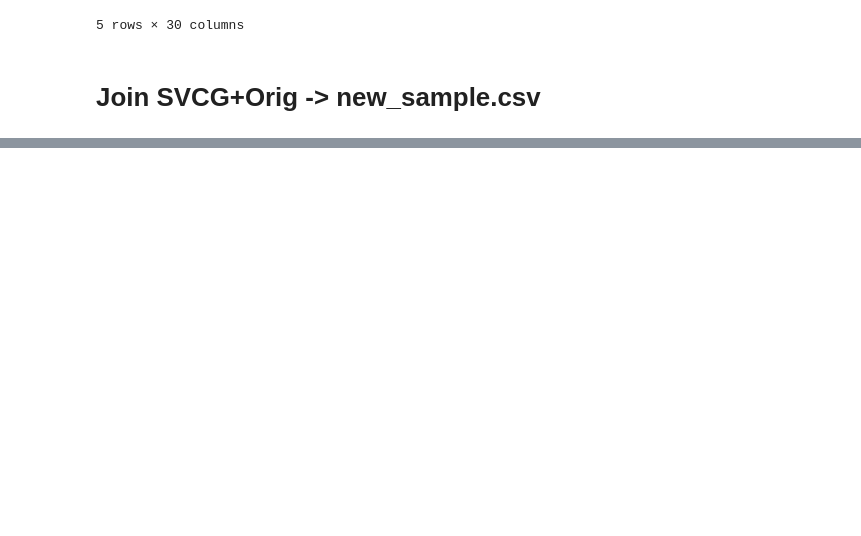
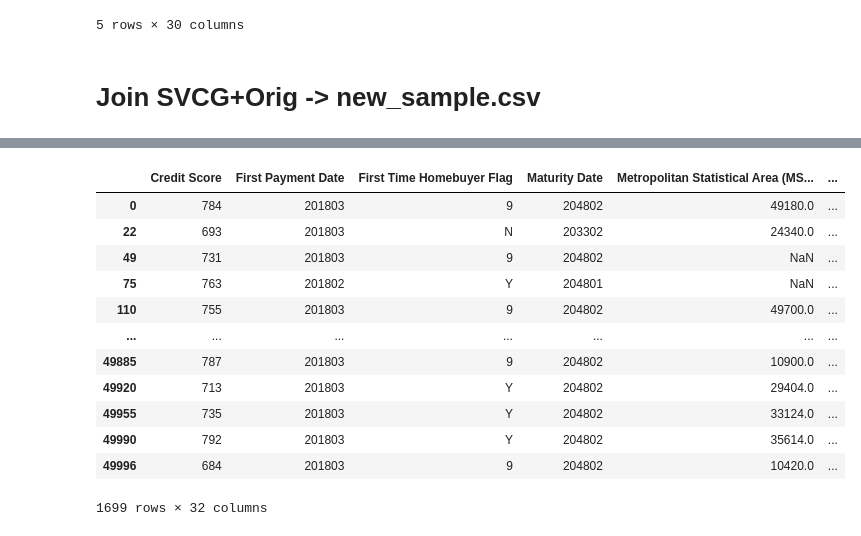
Before and after one commit to hirokihoshida/loan-default-prediction, a Jupyter notebook: DSC_102_PA (2).ipynb, the cells around one changed output, grey strips where cells are left out. Saved outputs shown, nothing was run; the diff lists cells and outputs as text; code cells hidden in the pictures; blank space fills up the shorter version.

```diff
--- a/DSC_102_PA (2).ipynb
+++ b/DSC_102_PA (2).ipynb
@@ -81,0 +170,16 @@ svcg['Default'] = svcg['Default'].apply(default_helper)
+# %%
+svcg
+# %% [output]
+|  | Credit Score | First Payment Date | First Time Homebuyer Flag | Maturity Date | Metropolitan Statistical Area (MS... | ... |
+| 0 | 784 | 201803 | 9 | 204802 | 49180.0 | ... |
+| 22 | 693 | 201803 | N | 203302 | 24340.0 | ... |
+| 49 | 731 | 201803 | 9 | 204802 | NaN | ... |
+| 75 | 763 | 201802 | Y | 204801 | NaN | ... |
+| 110 | 755 | 201803 | 9 | 204802 | 49700.0 | ... |
+| ... | ... | ... | ... | ... | ... | ... |
+| 49885 | 787 | 201803 | 9 | 204802 | 10900.0 | ... |
+| 49920 | 713 | 201803 | Y | 204802 | 29404.0 | ... |
+| 49955 | 735 | 201803 | Y | 204802 | 33124.0 | ... |
+| 49990 | 792 | 201803 | Y | 204802 | 35614.0 | ... |
+| 49996 | 684 | 201803 | 9 | 204802 | 10420.0 | ... |
+1699 rows × 32 columns
```
Also changed, not shown: parts of 18 cells of this notebook, 2 other files.
